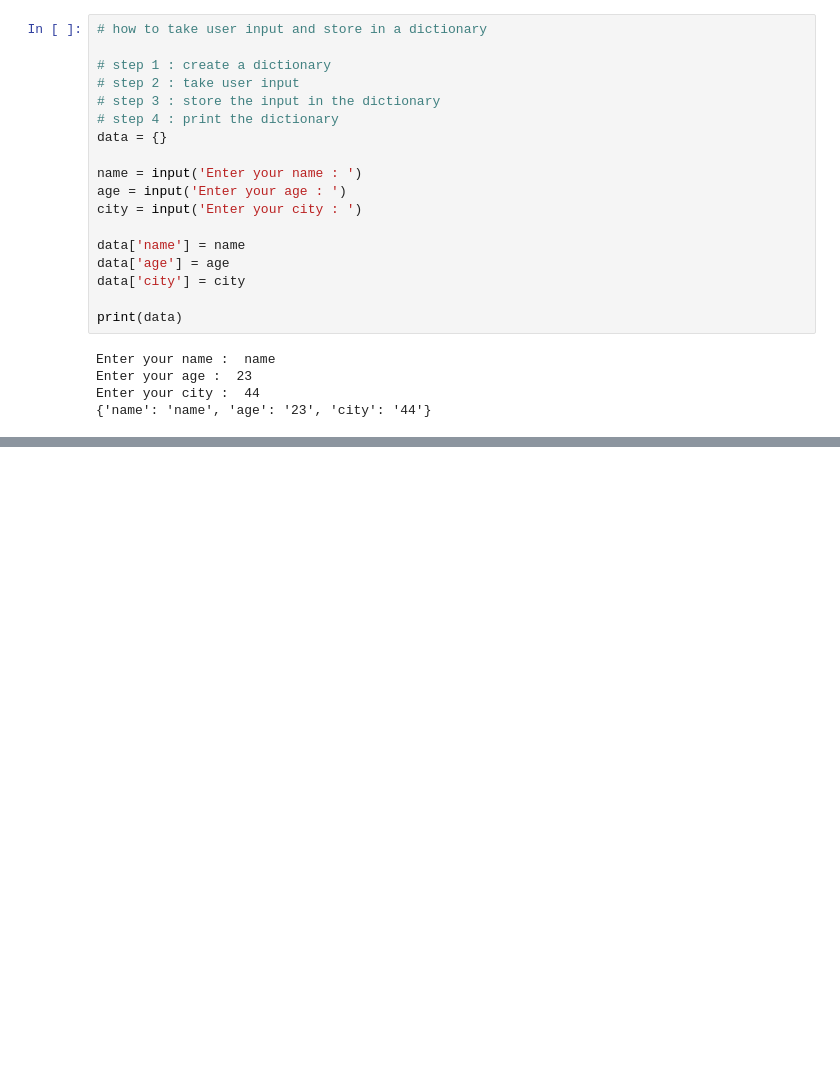
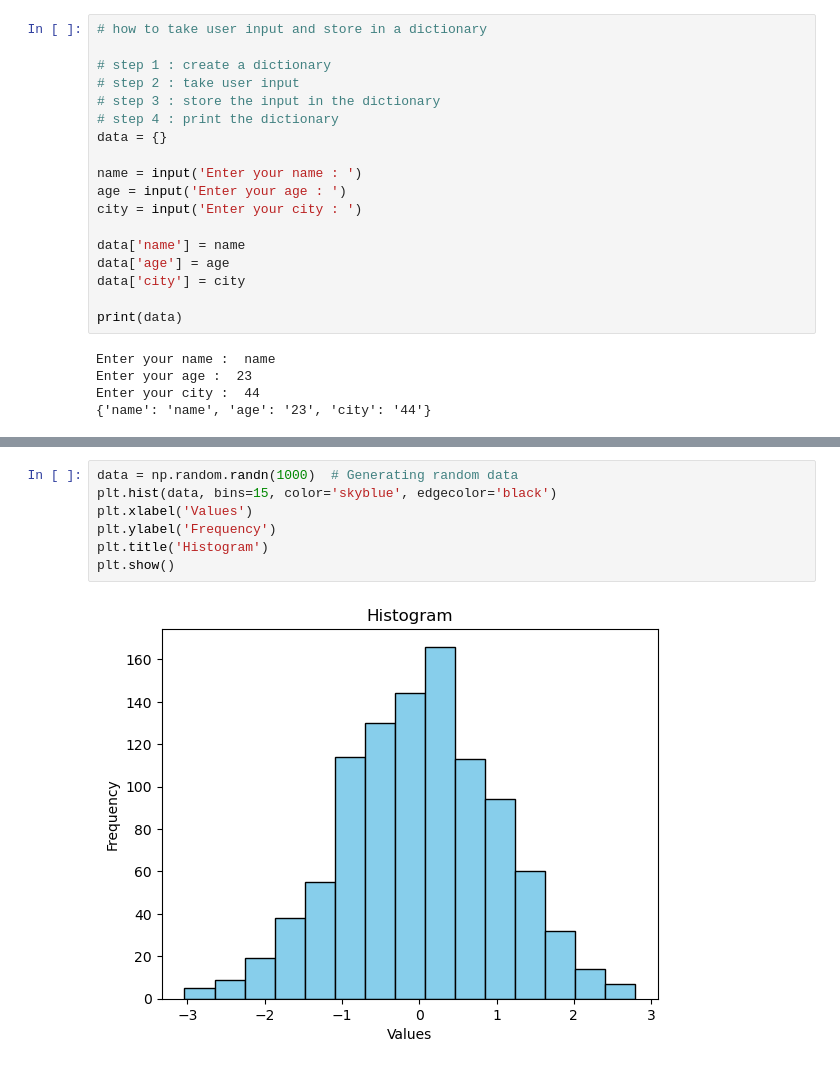
Before and after one commit to Calvindefvfdvbg/Python_learning, a Jupyter notebook: Python_learning.ipynb, the cells around one changed output, grey strips where cells are left out. Drawn from its saved outputs; the diff is of its cells as text; blank space fills up the shorter version.

```diff
--- a/Python_learning.ipynb
+++ b/Python_learning.ipynb
@@ -744,0 +1056,9 @@ Enter your city :  44
+# %%
+data = np.random.randn(1000)  # Generating random data
+plt.hist(data, bins=15, color='skyblue', edgecolor='black')
+plt.xlabel('Values')
+plt.ylabel('Frequency')
+plt.title('Histogram')
+plt.show()
+# %% [output]
+[figure, added]
```
Also changed, not shown: parts of 21 cells of this notebook, 1 other file.
